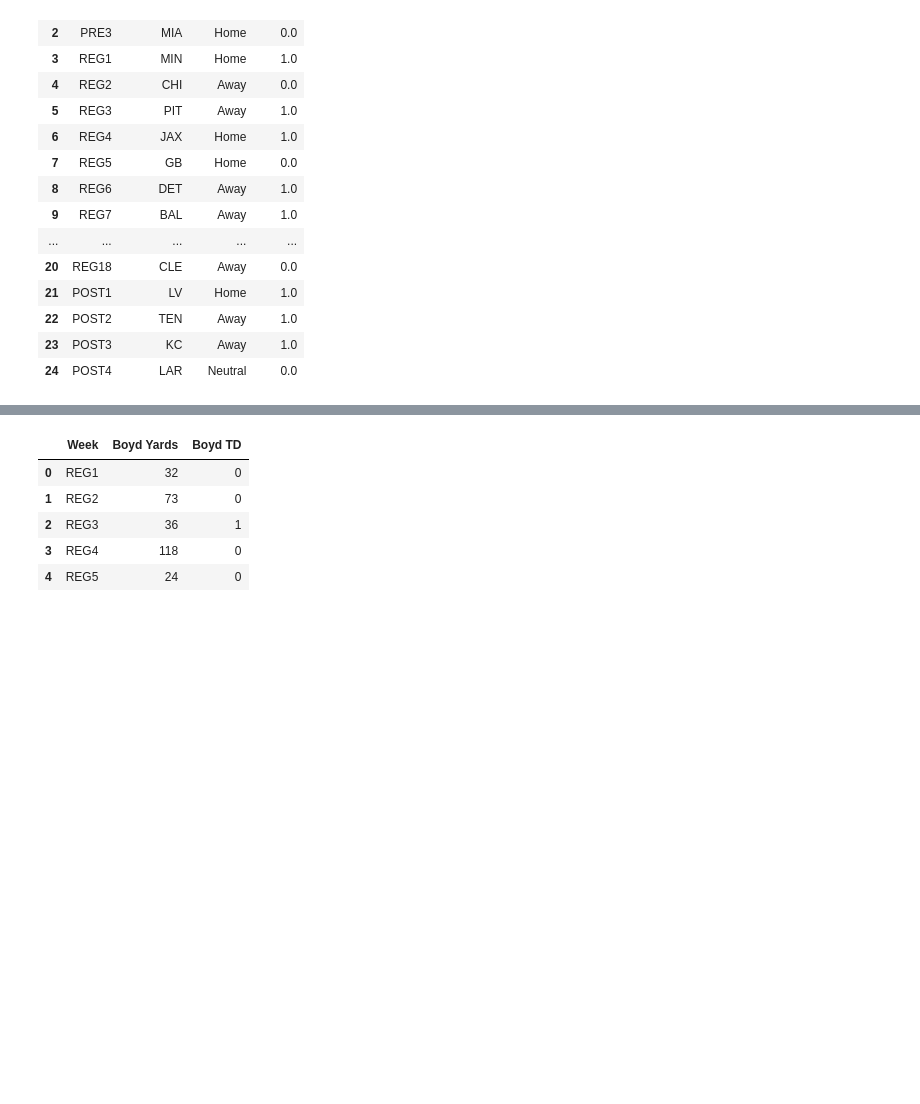
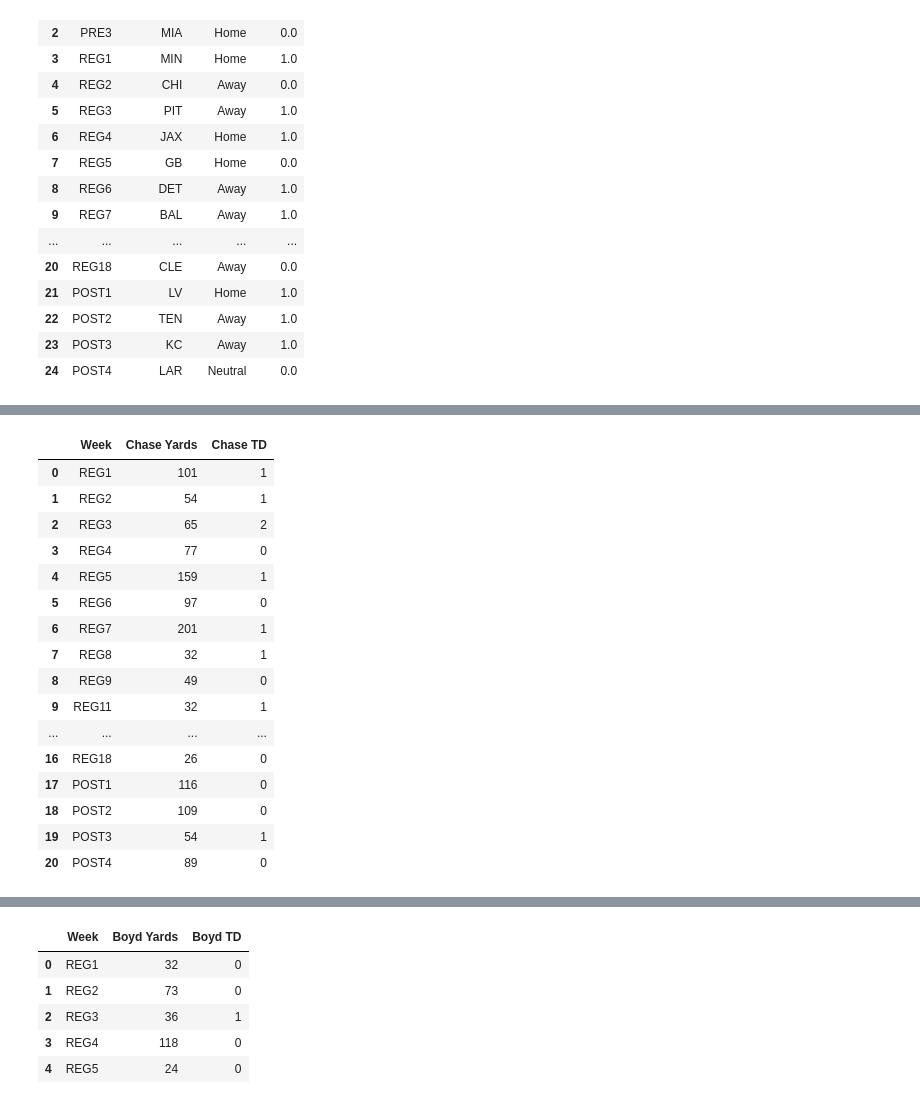
Before and after one commit to jkwofford/Mindex-Data-Challenge, a Jupyter notebook: Bengals.ipynb, the cells around one changed output, grey strips where cells are left out. Drawn from its saved outputs; the diff is of its cells as text; code cells hidden in the pictures; blank space fills up the shorter version.

```diff
--- a/Bengals.ipynb
+++ b/Bengals.ipynb
@@ -49,0 +95,21 @@ bengals_df
+# %%
+# display dataframe for Ja'Marr Chase
+chase_df
+# %% [output]
+|  | Week | Chase Yards | Chase TD |
+| 0 | REG1 | 101 | 1 |
+| 1 | REG2 | 54 | 1 |
+| 2 | REG3 | 65 | 2 |
+| 3 | REG4 | 77 | 0 |
+| 4 | REG5 | 159 | 1 |
+| 5 | REG6 | 97 | 0 |
+| 6 | REG7 | 201 | 1 |
+| 7 | REG8 | 32 | 1 |
+| 8 | REG9 | 49 | 0 |
+| 9 | REG11 | 32 | 1 |
+| ... | ... | ... | ... |
+| 16 | REG18 | 26 | 0 |
+| 17 | POST1 | 116 | 0 |
+| 18 | POST2 | 109 | 0 |
+| 19 | POST3 | 54 | 1 |
+| 20 | POST4 | 89 | 0 |
```
Also changed, not shown: parts of 50 cells of this notebook, 2 other files.
